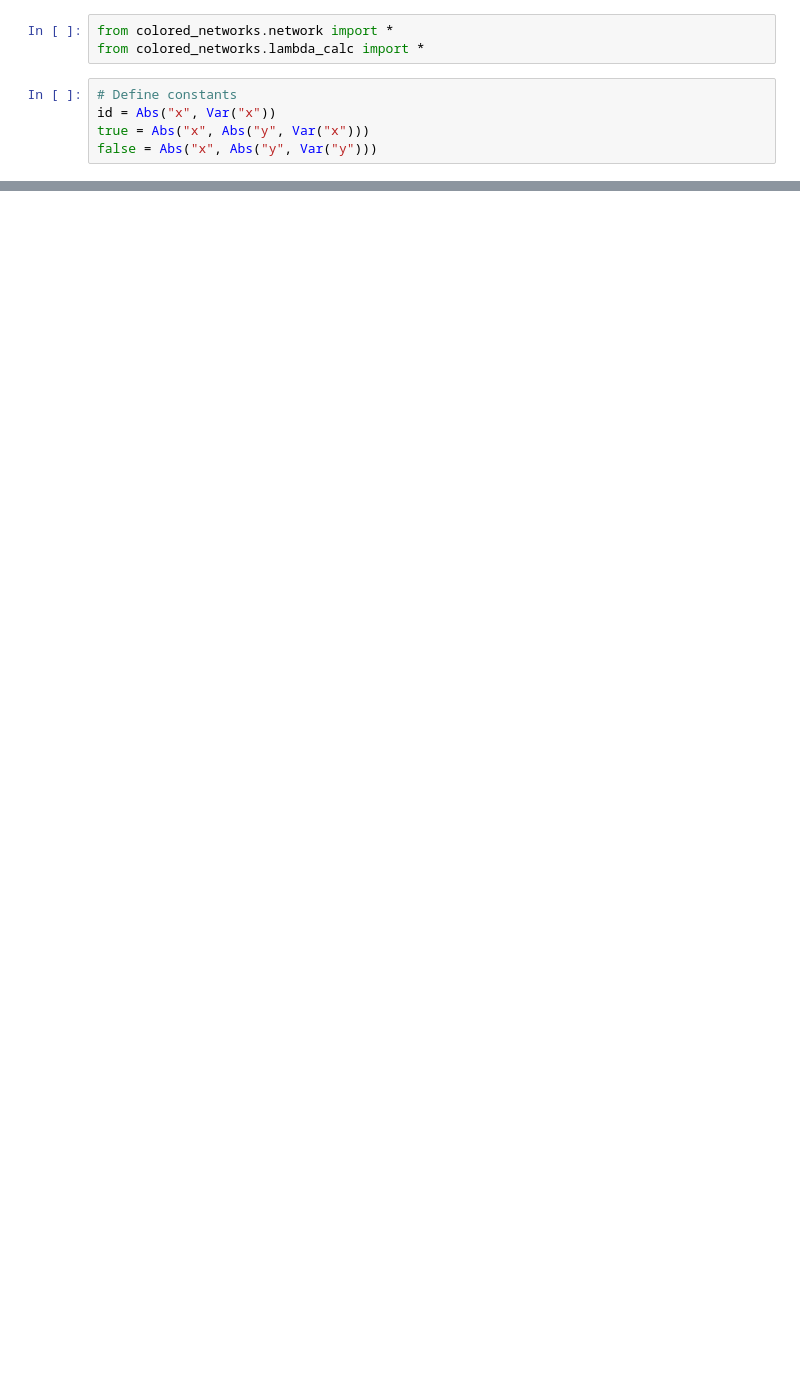
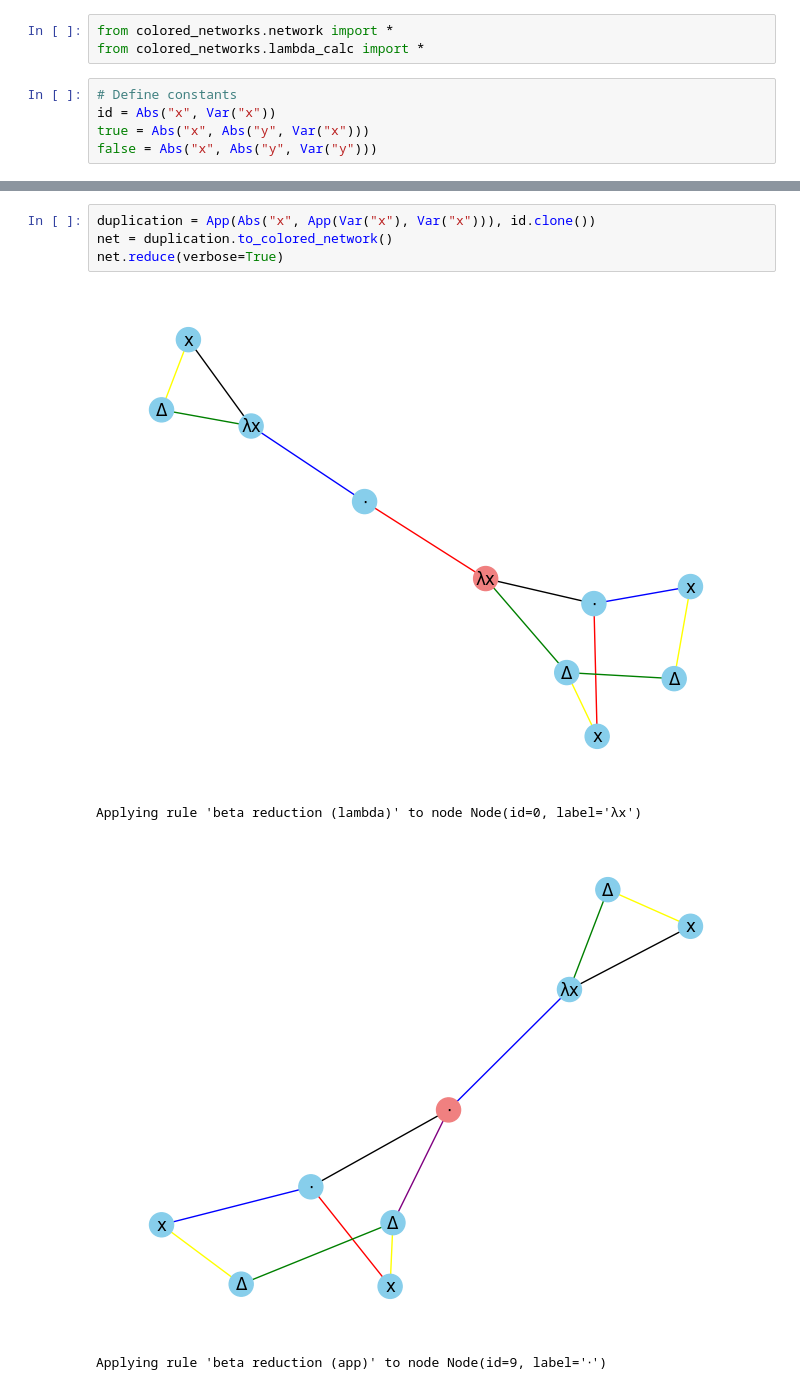
Before and after one commit to nilscrm/colored-networks, a Jupyter notebook: example.ipynb, the cells around one changed output, grey strips where cells are left out. Drawn from its saved outputs; the diff is of its cells as text; blank space fills up the shorter version.

Commit message:
Basic beta reduction

```diff
--- a/example.ipynb
+++ b/example.ipynb
@@ -29,0 +40,9 @@ Applying rule 0
+# %%
+duplication = App(Abs("x", App(Var("x"), Var("x"))), id.clone())
+net = duplication.to_colored_network()
+net.reduce(verbose=True)
+# %% [output]
+[figure, added]
+Applying rule 'beta reduction (lambda)' to node Node(id=0, label='λx')
+[figure, added]
+Applying rule 'beta reduction (app)' to node Node(id=9, label='⋅')
```
Also changed, not shown: parts of 3 cells of this notebook, 2 other files.
